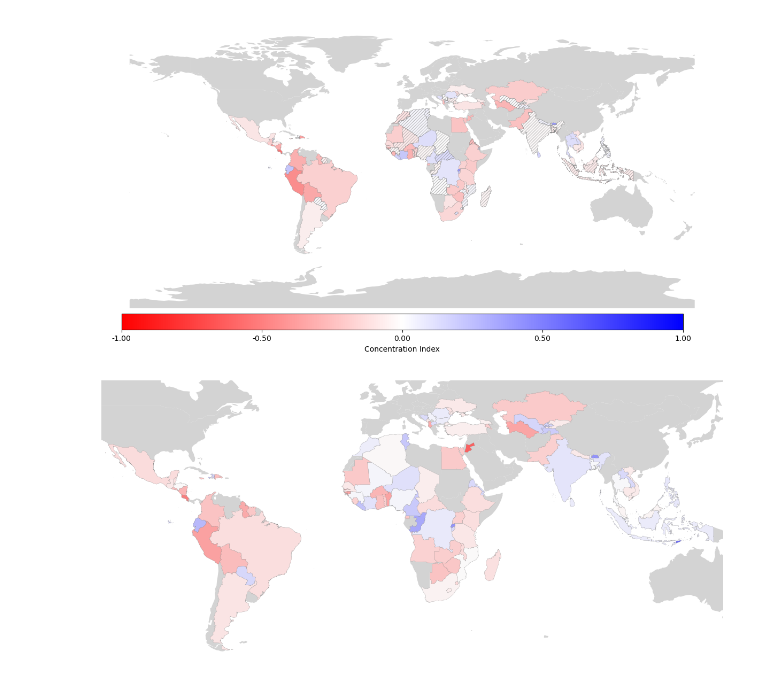
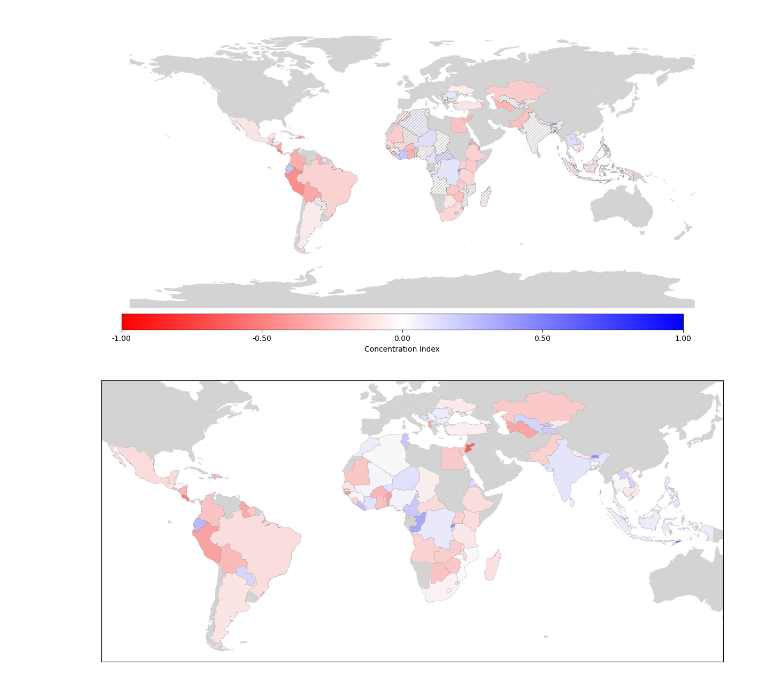
Before and after one commit to mvbnffc/flood-wealth, a Jupyter notebook: notebooks/2_modelled_figures.ipynb, the cells around one changed output. Saved outputs shown, nothing was run; the diff lists cells and outputs as text; code cells hidden in the pictures.

```diff
--- a/notebooks/2_modelled_figures.ipynb
+++ b/notebooks/2_modelled_figures.ipynb
@@ -374,33 +391,46 @@ if metric in map_df.columns:
     #         facecolor="none",
     #         edgecolor='grey',
     #         linewidth=0.2,
     #         hatch=hatch_pattern,
     #         alpha=0.9,
     #     )
 
     # sm = ScalarMappable(cmap=colormap, norm=norm)
     # sm.set_array([])
 
     # # Create the colorbar with custom positioning
     # cax = fig.add_axes([0.15, 0.2, 0.7, 0.03])  # [left, bottom, width, height]
     # cbar = fig.colorbar(sm, cax=cax, orientation='horizontal')
     # # Create evenly spaced ticks (5 ticks including min and max)
     # tick_values = np.linspace(colormap_min, colormap_max, 5)
     # cbar.set_ticks(tick_values)
     # # Format the tick labels to have fewer decimal places
     # cbar.set_ticklabels([f"{v:.2f}" for v in tick_values])
     # cbar.set_label(label)
 
 # Set extent
 ax.set_xlim(xmin, xmax)
 ax.set_ylim(ymin, ymax)
 
+# # Add border around the map extent
+# rect = mpatches.Rectangle(
+#     (xmin, ymin),                     # lower left corner
+#     xmax - xmin, ymax - ymin,         # width, height
+#     fill=False, color='black', linewidth=1,
+#     transform=ax.transData, zorder=10
+# )
+# ax.add_patch(rect)
+
 # # Add title explicitly to the ax object, not using plt.title
 # ax.set_title(title, fontsize=15, pad=20)
 
-# Turn off the axis
-ax.set_axis_off()
+# # Turn off the axis ticks
+ax.set_xticks([])
+ax.set_yticks([])
+ax.set_xlabel('')
+ax.set_ylabel('')
+# ax.set_axis_off()
 
 plt.show()
 # %% [output]
-[figure, old version]
+[figure, new version]
```
Also changed, not shown: parts of 10 cells of this notebook, 2 other files.
